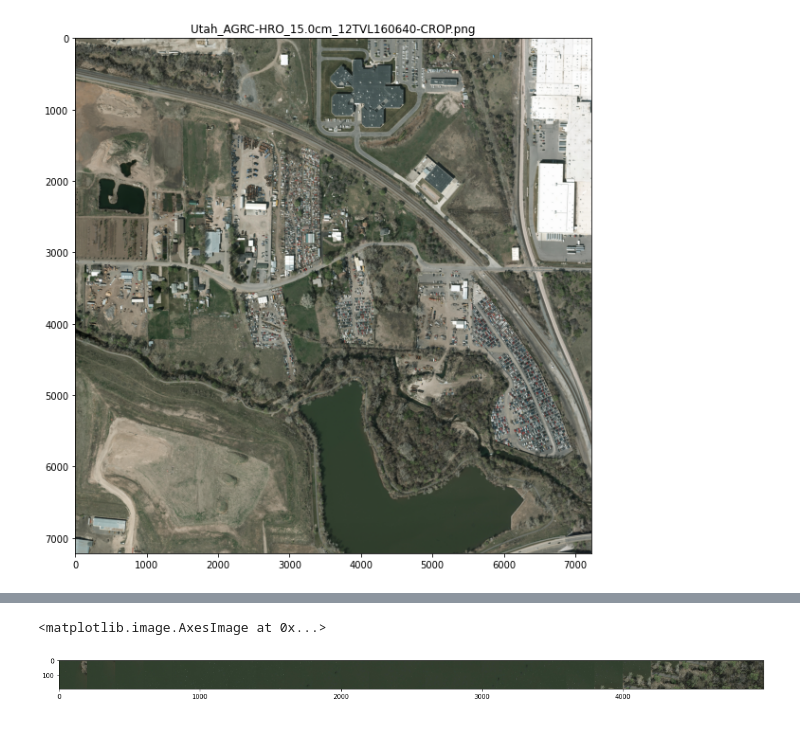
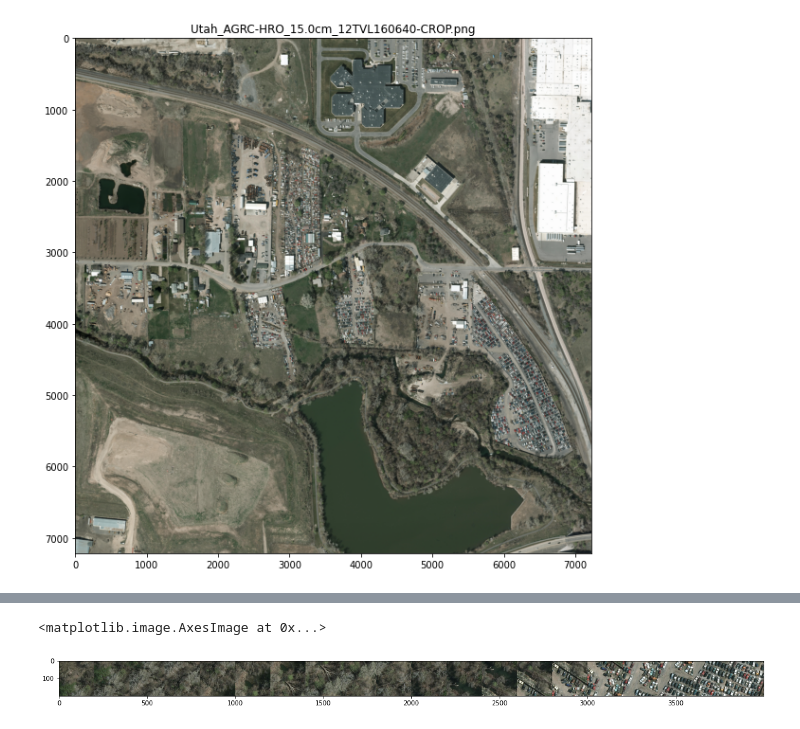
Before and after one commit to alago1/rt-flight, a Jupyter notebook: examples/flight_path.ipynb, the cells around one changed output, grey strips where cells are left out. Saved outputs shown, nothing was run; the diff lists cells and outputs as text; code cells hidden in the pictures.

Commit message:
add example relative locations of images

```diff
--- a/examples/flight_path.ipynb
+++ b/examples/flight_path.ipynb
@@ -123,6 +124,6 @@ plt.imshow(path_trace)
 # %%
 plt.figure(figsize=(20, 10))
-plt.imshow(np.hstack(imgs[280:305]))
+plt.imshow(np.hstack(imgs[:20]))
 # %% [output]
 <matplotlib.image.AxesImage at 0x...>
-[figure, old version]
+[figure, new version]
```
Also changed, not shown: parts of 4 cells of this notebook.
